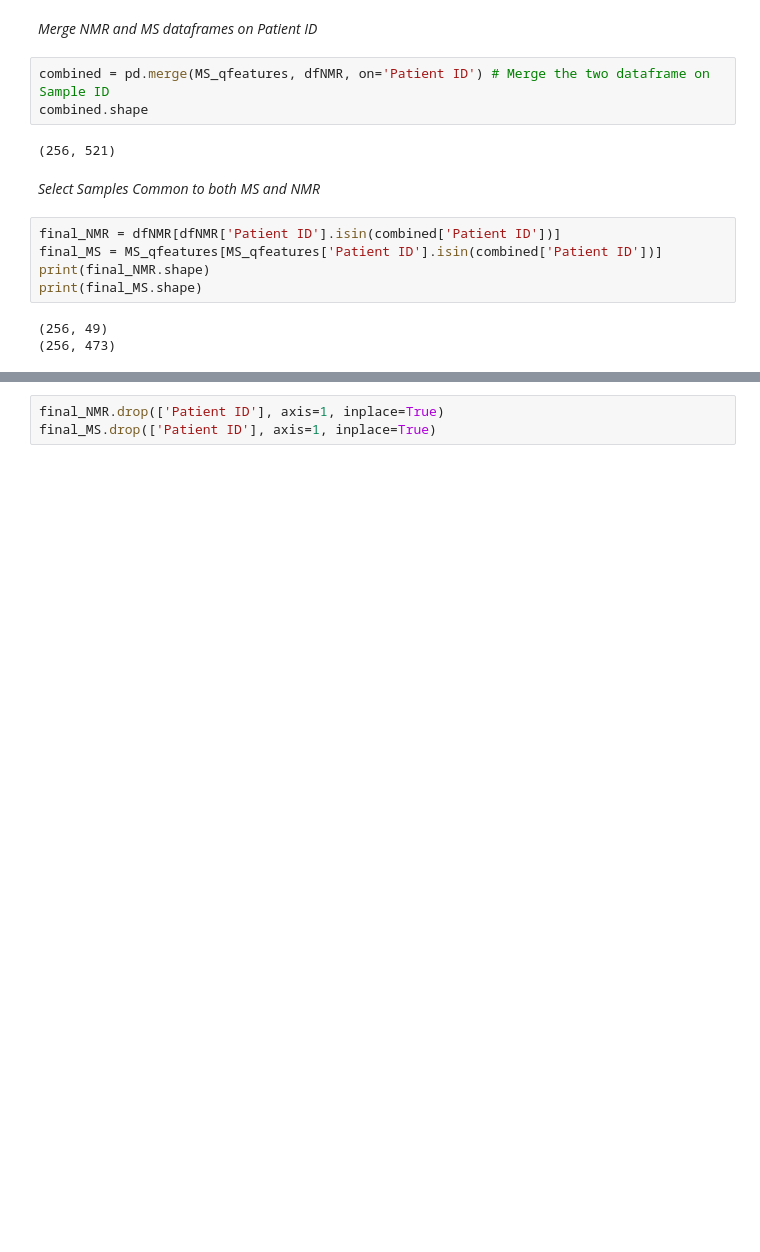
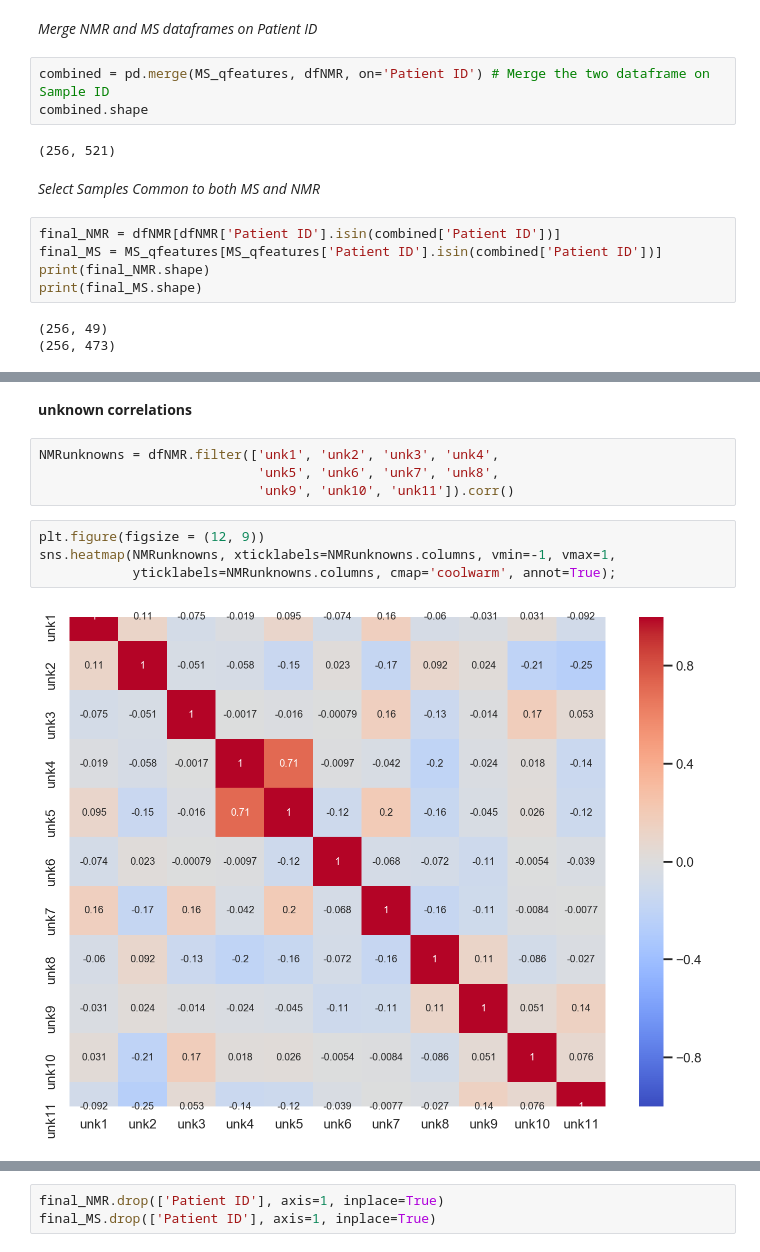
Before and after one commit to artedison/RCC_MLprediction, a Jupyter notebook: 4. NMR_Assisted_MS_Identification.ipynb, the cells around one changed output, grey strips where cells are left out. Saved outputs shown, nothing was run; the diff lists cells and outputs as text; blank space fills up the shorter version.

```diff
--- a/4. NMR_Assisted_MS_Identification.ipynb
+++ b/4. NMR_Assisted_MS_Identification.ipynb
@@ -139,0 +156,12 @@ print(final_MS.shape)
+# %% [markdown]
+**unknown correlations**
+# %%
+NMRunknowns = dfNMR.filter(['unk1', 'unk2', 'unk3', 'unk4',
+                            'unk5', 'unk6', 'unk7', 'unk8',
+                            'unk9', 'unk10', 'unk11']).corr()
+# %%
+plt.figure(figsize = (12, 9))
+sns.heatmap(NMRunknowns, xticklabels=NMRunknowns.columns, vmin=-1, vmax=1,
+            yticklabels=NMRunknowns.columns, cmap='coolwarm', annot=True);
+# %% [output]
+[figure, added]
```
Also changed, not shown: parts of 35 cells of this notebook, 3 other files.
